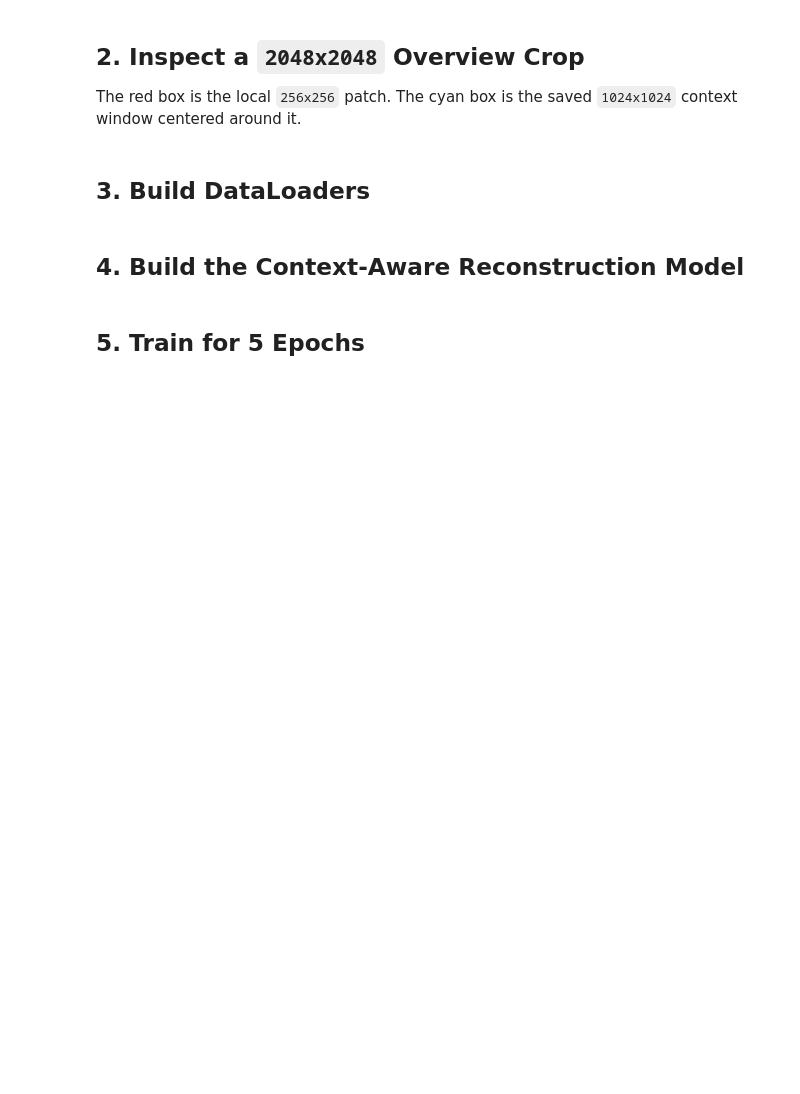
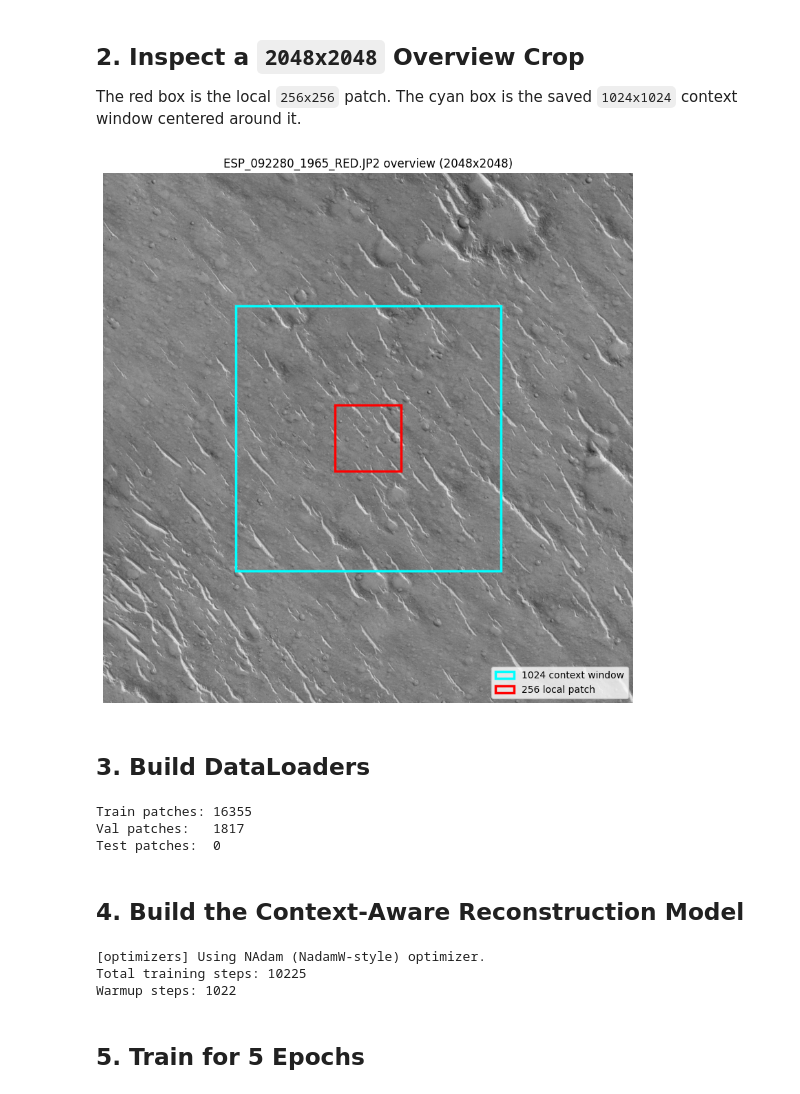
Before and after one commit to GeorgTirp/AI4ExoMars, a Jupyter notebook: vision_backend/masked_reconstruction_training_standalone.ipynb, the cells around one changed output. Saved outputs shown, nothing was run; the diff lists cells and outputs as text; code cells hidden in the pictures; blank space fills up the shorter version.

```diff
--- a/vision_backend/masked_reconstruction_training_standalone.ipynb
+++ b/vision_backend/masked_reconstruction_training_standalone.ipynb
@@ -84,7 +87,7 @@ RUN_ARGS = {
     'loss_type': 'l1',
     'val_fraction': 0.1,
     'test_fraction': 0.0,
-    'use_stage32': True,
+    'use_stage32': False,
     'use_muon': False,
     'seed': 42,
 }
@@ -156,7 +199,7 @@ def normalize_for_display(array: np.ndarray) -> np.ndarray:
         return np.zeros(arr.shape, dtype=np.float32)
     return (arr - min_value) / (max_value - min_value)
 
-record = records[0]
+record = records[200]
 center_y = record.top + record.patch_size // 2
 center_x = record.left + record.patch_size // 2
 
@@ -193,33 +236,35 @@ context_x = record.context_left - overview_spec.requested_left
 context_y = record.context_top - overview_spec.requested_top
 
 fig, ax = plt.subplots(figsize=(10, 10))
 ax.imshow(overview_img, cmap='gray')
 ax.add_patch(
     patches.Rectangle(
         (context_x, context_y),
         record.context_size,
         record.context_size,
         linewidth=2.5,
         edgecolor='cyan',
         facecolor='none',
         label='1024 context window',
     )
 )
 ax.add_patch(
     patches.Rectangle(
         (local_x, local_y),
         record.patch_size,
         record.patch_size,
         linewidth=2.5,
         edgecolor='red',
         facecolor='none',
         label='256 local patch',
     )
 )
 ax.set_title(Path(record.source_image).name + ' overview (2048x2048)')
 ax.axis('off')
 ax.legend(loc='lower right')
 plt.show()
+# %% [output]
+[figure, added]
 # %% [markdown]
 ## 3. Build DataLoaders
 # %%
@@ -237,6 +282,10 @@ loaders = create_context_patch_dataloaders(
 print('Train patches:', len(loaders.train_dataset))
 print('Val patches:  ', len(loaders.val_dataset))
 print('Test patches: ', 0 if loaders.test_dataset is None else len(loaders.test_dataset))
+# %% [output]
+Train patches: 16355
+Val patches:   1817
+Test patches:  0
 # %% [markdown]
 ## 4. Build the Context-Aware Reconstruction Model
 # %%
@@ -286,6 +335,10 @@ scheduler = create_cosine_scheduler_with_warmup(
 
 print('Total training steps:', total_steps)
 print('Warmup steps:', warmup_steps)
+# %% [output]
+[optimizers] Using NAdam (NadamW-style) optimizer.
+Total training steps: 10225
+Warmup steps: 1022
 # %% [markdown]
 ## 5. Train for 5 Epochs
 # %%
```
Also changed, not shown: parts of 6 cells of this notebook, 3 other files.
